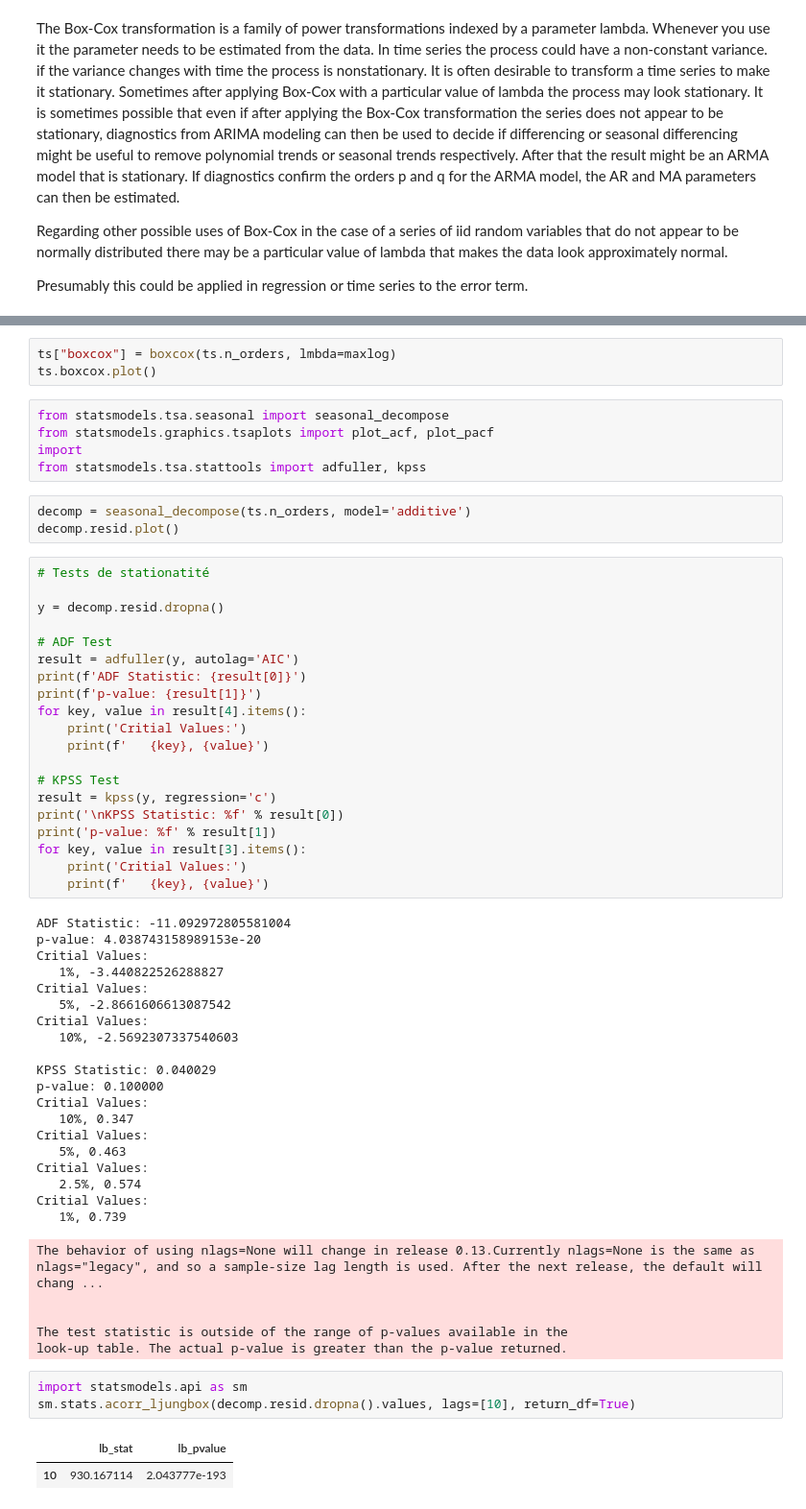
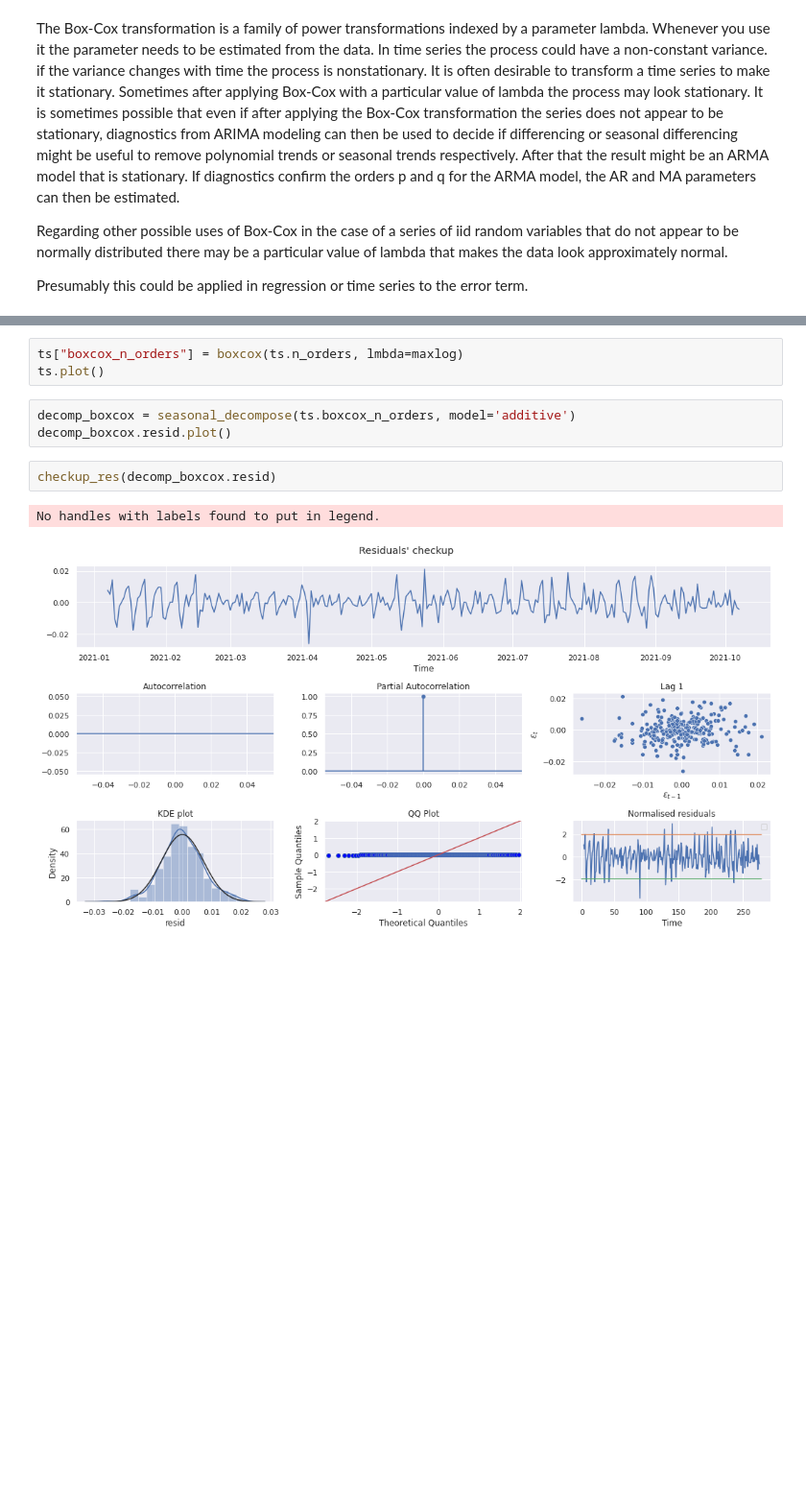
Before and after one commit to amait41/time-series, a Jupyter notebook: preprocessing.ipynb, the cells around one changed output, grey strips where cells are left out. Shown at 96% size. Cells and saved outputs as stored; diff of their text form; blank space fills up the shorter version.

```diff
--- a/preprocessing.ipynb
+++ b/preprocessing.ipynb
@@ -49,62 +103,11 @@ maxlog=0.3294674508081416
 # %%
-ts["boxcox"] = boxcox(ts.n_orders, lmbda=maxlog)
-ts.boxcox.plot()
+ts["boxcox_n_orders"] = boxcox(ts.n_orders, lmbda=maxlog)
+ts.plot()
-# %%
-from statsmodels.tsa.seasonal import seasonal_decompose
-from statsmodels.graphics.tsaplots import plot_acf, plot_pacf
-import
-from statsmodels.tsa.stattools import adfuller, kpss
 # %%
-decomp = seasonal_decompose(ts.n_orders, model='additive')
-decomp.resid.plot()
+decomp_boxcox = seasonal_decompose(ts.boxcox_n_orders, model='additive')
+decomp_boxcox.resid.plot()
-# %%
-# Tests de stationatité
-
-y = decomp.resid.dropna()
-
-# ADF Test
-result = adfuller(y, autolag='AIC')
-print(f'ADF Statistic: {result[0]}')
-print(f'p-value: {result[1]}')
-for key, value in result[4].items():
-    print('Critial Values:')
-    print(f'   {key}, {value}')
-
-# KPSS Test
-result = kpss(y, regression='c')
-print('\nKPSS Statistic: %f' % result[0])
-print('p-value: %f' % result[1])
-for key, value in result[3].items():
-    print('Critial Values:')
-    print(f'   {key}, {value}')
-# %% [output]
-ADF Statistic: -11.092972805581004
-p-value: 4.038743158989153e-20
-Critial Values:
-   1%, -3.440822526288827
-Critial Values:
-   5%, -2.8661606613087542
-Critial Values:
-   10%, -2.5692307337540603
-
-KPSS Statistic: 0.040029
-p-value: 0.100000
-Critial Values:
-   10%, 0.347
-Critial Values:
-   5%, 0.463
-Critial Values:
-   2.5%, 0.574
-Critial Values:
-   1%, 0.739
-The behavior of using nlags=None will change in release 0.13.Currently nlags=None is the same as nlags="legacy", and so a sample-size lag length is used. After the next release, the default will chang ...
-
-
-The test statistic is outside of the range of p-values available in the
-look-up table. The actual p-value is greater than the p-value returned.
-# %%
-import statsmodels.api as sm
-sm.stats.acorr_ljungbox(decomp.resid.dropna().values, lags=[10], return_df=True)
-# %% [output]
-|  | lb_stat | lb_pvalue |
-| 10 | 930.167114 | 2.043777e-193 |
+# %%
+checkup_res(decomp_boxcox.resid)
+# %% [output]
+No handles with labels found to put in legend.
+[figure, added]
```
Also changed, not shown: parts of 13 cells of this notebook, 2 other files.
